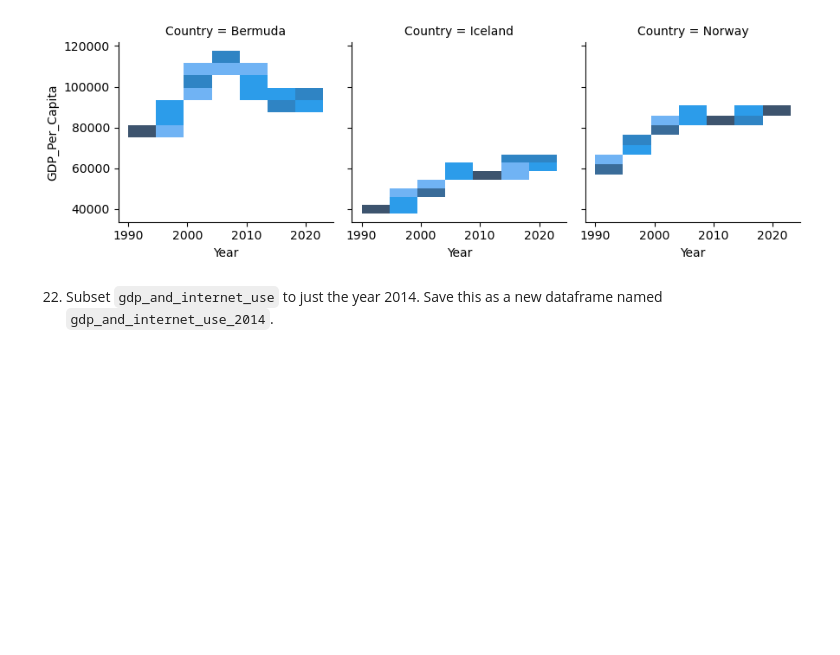
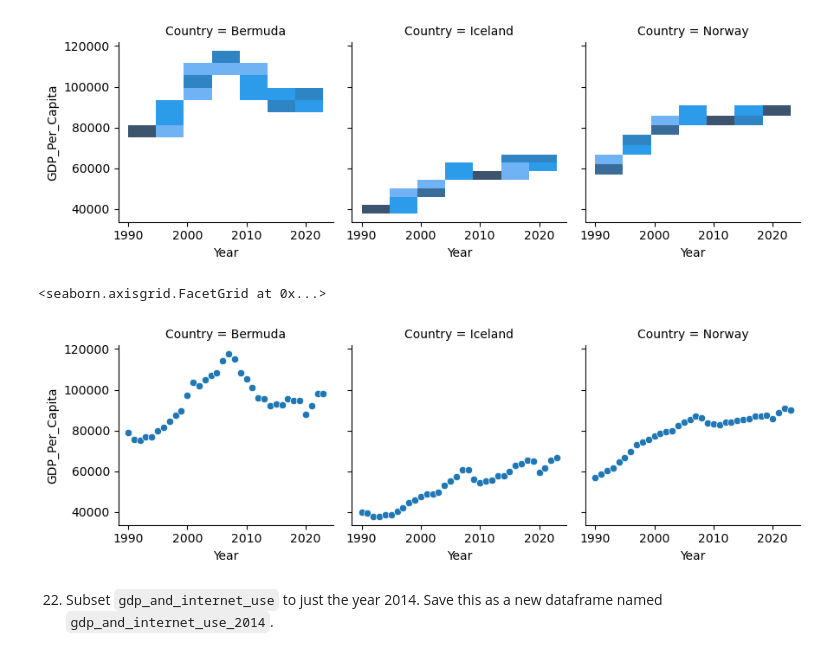
Before and after one commit to NSS-Data-Analytics-Cohort-14/gdp-and-internet-usage-Hannah00Donnelly, a Jupyter notebook: notebooks/gdp_internet_hdonnelly.ipynb, the cells around one changed output. Saved outputs shown, nothing was run; the diff lists cells and outputs as text; code cells hidden in the pictures; blank space fills up the shorter version.

```diff
--- a/notebooks/gdp_internet_hdonnelly.ipynb
+++ b/notebooks/gdp_internet_hdonnelly.ipynb
@@ -733,6 +733,17 @@ g.map_dataframe(sns.histplot,"Year", "GDP_Per_Capita")
 # %% [output]
 <seaborn.axisgrid.FacetGrid at 0x...>
 [figure]
+# %%
+gdp_and_internet_top_countries = gdp_and_internet_use_2014_top_3['Country']
+
+compare_gdp_top_countries = gdp_and_internet_use[gdp_and_internet_use['Country'].isin(gdp_and_internet_top_countries)]
+
+g = sns.FacetGrid(compare_gdp_top_countries, col="Country")
+
+g.map_dataframe(sns.scatterplot,"Year", "GDP_Per_Capita")
+# %% [output]
+<seaborn.axisgrid.FacetGrid at 0x...>
+[figure, added]
 # %% [markdown]
 22. Subset `gdp_and_internet_use` to just the year 2014. Save this as a new dataframe named `gdp_and_internet_use_2014`.
 # %%
```
Also changed, not shown: parts of 8 cells of this notebook.
